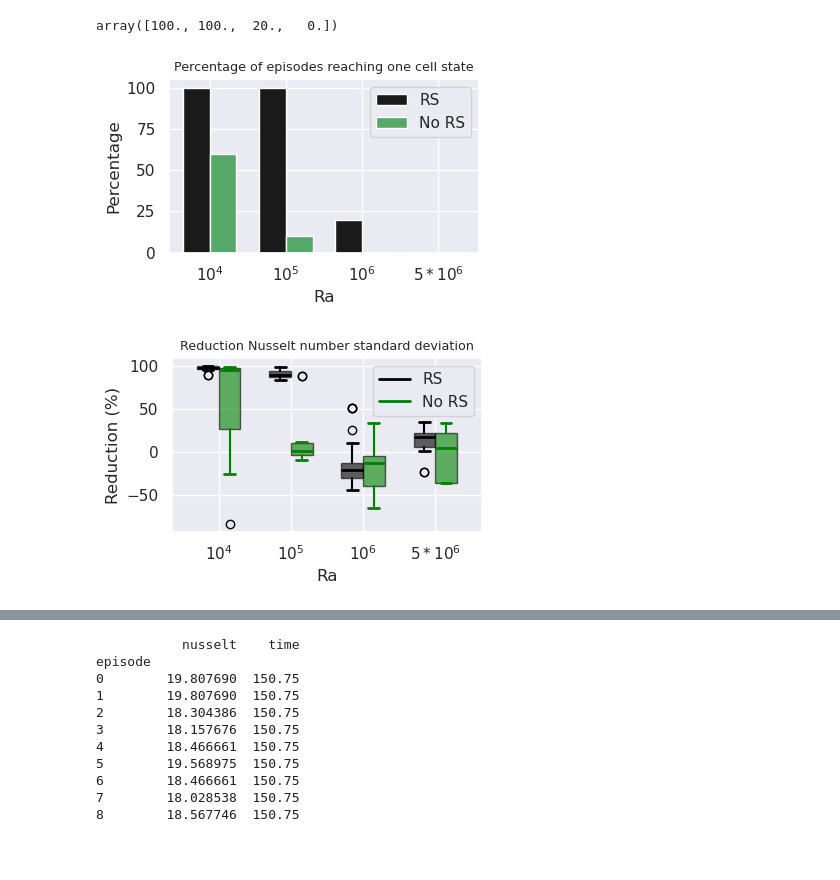
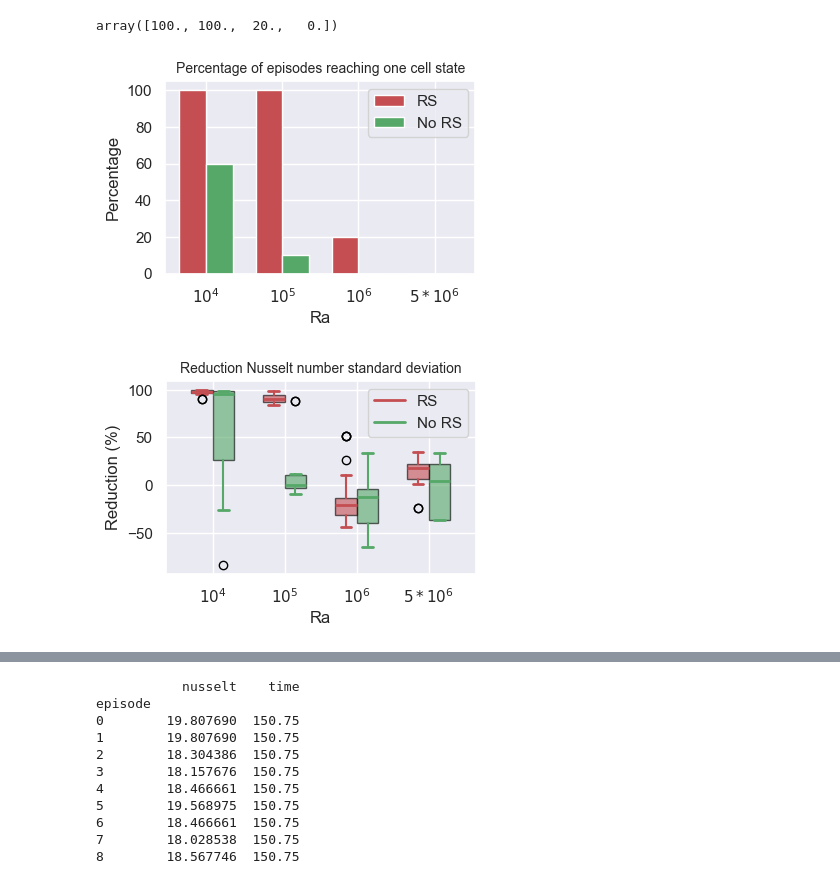
Before and after one commit to SAIL-project/RayleighBenard-Dataset, a Jupyter notebook: notebooks/results rewardshaping.ipynb, the cells around one changed output, grey strips where cells are left out. Drawn from its saved outputs; the diff is of its cells as text; code cells hidden in the pictures; blank space fills up the shorter version.

```diff
--- a/notebooks/results rewardshaping.ipynb
+++ b/notebooks/results rewardshaping.ipynb
@@ -6,5 +6,8 @@ import matplotlib.pyplot as plt
 import numpy as np
 import seaborn as sns
 
-figsize = (4, 2.25)
-title_fontsize = 9.2
+figsize = (4, 2.5)
+title_fontsize = 10
+
+colors = sns.color_palette()
+colors
@@ -150,33 +164,33 @@ array([100., 100.,  20.,   0.])
 # %%
 # Make a simple bar chart to show the result (with reward shaping and without reward shaping)
 # Sample data
 categories = [r'$10^4$', r'$10^5$', r'$10^6$', r'$5*10^6$']
 values_group1 = np.array(percentages_one_cell_rs) * 100
 values_group2 = np.array(percentages_one_cell_nors) * 100
 
 x = np.arange(len(categories))  # x locations for groups
 width = 0.35  # Width of bars
 
 fig, ax = plt.subplots(figsize=figsize)
 
 # Plot bars for both groups
-bars1 = ax.bar(x - width/2, values_group1, width, color='k', label='RS')
-bars2 = ax.bar(x + width/2, values_group2, width, color='g', label='No RS')
+bars1 = ax.bar(x - width/2, values_group1, width, color=colors[3], label='RS')
+bars2 = ax.bar(x + width/2, values_group2, width, color=colors[2], label='No RS')
 
 # Labels and title
 ax.set_xlabel("Ra")
 ax.set_ylabel("Percentage")
 ax.set_title("Percentage of episodes reaching one cell state", fontsize=title_fontsize)
 ax.set_xticks(x)
 ax.set_xticklabels(categories)
 ax.legend()
 
 plt.savefig("paperfigures/percentage_eps_onecell.svg", format="svg", bbox_inches="tight")
 
 # Show the plot
 plt.show()
 # %% [output]
-[figure, old version]
+[figure, new version]
 # %%
 # Figure showing the reduction in standard deviation of the Nusselt number for different Ra values
 # 60 / 1.5 = 40 (40 rows amounts to 60 simulation seconds)
@@ -239,7 +253,7 @@ categories = [r'$10^4$', r'$10^5$', r'$10^6$', r'$5*10^6$']  # Rayleigh numbers
 group_labels = ['RS', 'No RS']  # Updated legend labels
 
 # Define colors and styles
-colors = ['black', 'green']
+#colors = ['black', 'green']
 linestyles = ['solid', 'dashed']
 
 # Create figure
@@ -263,10 +277,12 @@ boxplots = ax.boxplot(
     patch_artist=True  # Enables color filling
 )
 
+colors_ = [colors[3], colors[2]]
+
 # Apply colors and styles
 for i, (box, median) in enumerate(zip(boxplots['boxes'], boxplots['medians'])):
     group_index = i % num_subgroups  # 0 or 1
-    color = colors[group_index]
+    color = colors_[group_index]
 
     # Set box color
     box.set(facecolor=color, alpha=0.6, edgecolor='black')
@@ -290,7 +306,7 @@ ax.set_title("Reduction Nusselt number standard deviation", fontsize=title_fonts
 
 # Create legend manually
 handles = [
-    plt.Line2D([0], [0], color=colors[i], linewidth=2, label=group_labels[i])
+    plt.Line2D([0], [0], color=colors_[i], linewidth=2, label=group_labels[i])
     for i in range(num_subgroups)
 ]
 ax.legend(handles=handles, title="")
@@ -300,7 +316,7 @@ plt.savefig("paperfigures/reduction_std_RS_NoRS.svg", format="svg", bbox_inches=
 # Show plot
 plt.show()
 # %% [output]
-[figure, old version]
+[figure, new version]
 # %%
 stds_rs["PPO_rs25_ra100000_nusselt.csv"]
 # %% [output]
```
Also changed, not shown: parts of 7 cells of this notebook, 9 other files.
